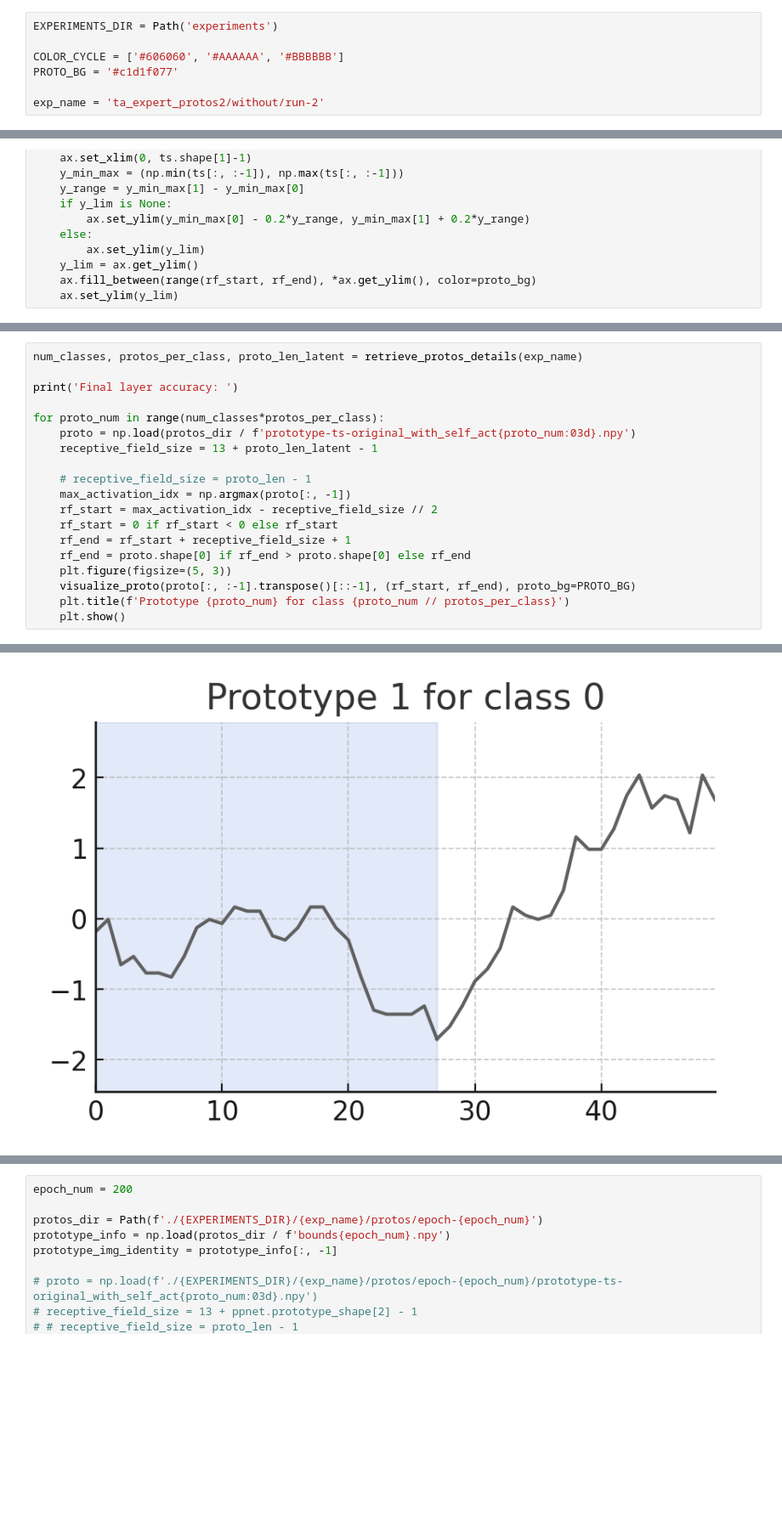
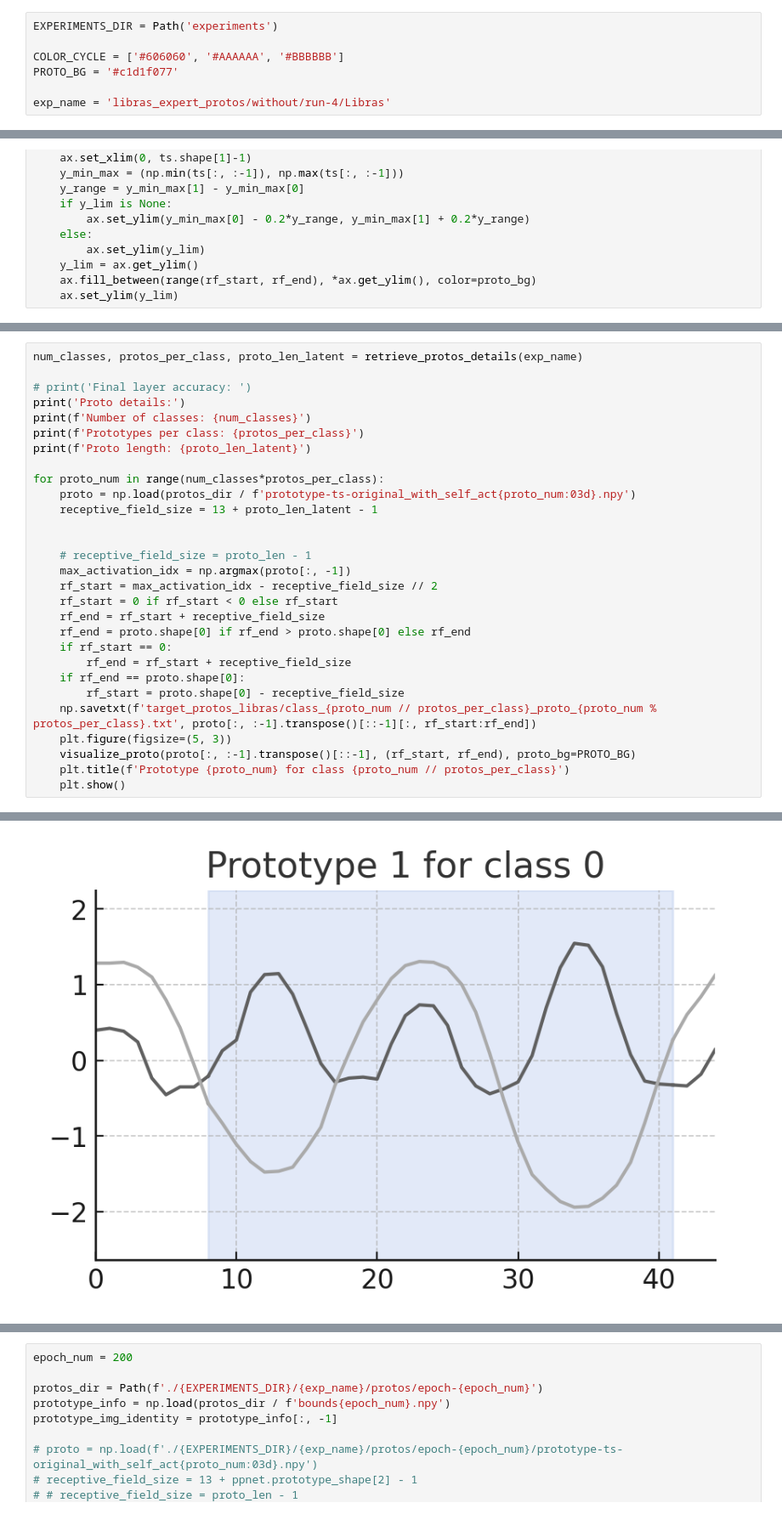
Before and after one commit to bmalkus/ProtoTSNet, a Jupyter notebook: analyze.ipynb, the cells around one changed output, grey strips where cells are left out. Shown at 85% size. Cells and saved outputs as stored; diff of their text form; blank space fills up the shorter version.

```diff
--- a/analyze.ipynb
+++ b/analyze.ipynb
@@ -13,7 +13,7 @@ EXPERIMENTS_DIR = Path('experiments')
 COLOR_CYCLE = ['#606060', '#AAAAAA', '#BBBBBB']
 PROTO_BG = '#c1d1f077'
 
-exp_name = 'ta_expert_protos2/without/run-2'
+exp_name = 'libras_expert_protos/without/run-4/Libras'
 # %%
 def load_model(exp_name) -> ProtoTSNet:
     experiment_dir = EXPERIMENTS_DIR / exp_name
@@ -99,18 +99,28 @@ prototype_info = np.load(protos_dir / f'bounds{epoch_num}.npy')
 # %%
 num_classes, protos_per_class, proto_len_latent = retrieve_protos_details(exp_name)
 
-print('Final layer accuracy: ')
+# print('Final layer accuracy: ')
+print('Proto details:')
+print(f'Number of classes: {num_classes}')
+print(f'Prototypes per class: {protos_per_class}')
+print(f'Proto length: {proto_len_latent}')
 
 for proto_num in range(num_classes*protos_per_class):
     proto = np.load(protos_dir / f'prototype-ts-original_with_self_act{proto_num:03d}.npy')
     receptive_field_size = 13 + proto_len_latent - 1
 
+
     # receptive_field_size = proto_len - 1
     max_activation_idx = np.argmax(proto[:, -1])
     rf_start = max_activation_idx - receptive_field_size // 2
     rf_start = 0 if rf_start < 0 else rf_start
-    rf_end = rf_start + receptive_field_size + 1
+    rf_end = rf_start + receptive_field_size
     rf_end = proto.shape[0] if rf_end > proto.shape[0] else rf_end
+    if rf_start == 0:
+        rf_end = rf_start + receptive_field_size
+    if rf_end == proto.shape[0]:
+        rf_start = proto.shape[0] - receptive_field_size
+    np.savetxt(f'target_protos_libras/class_{proto_num // protos_per_class}_proto_{proto_num % protos_per_class}.txt', proto[:, :-1].transpose()[::-1][:, rf_start:rf_end])
     plt.figure(figsize=(5, 3))
     visualize_proto(proto[:, :-1].transpose()[::-1], (rf_start, rf_end), proto_bg=PROTO_BG)
     plt.title(f'Prototype {proto_num} for class {proto_num // protos_per_class}')
@@ -121 +134 @@ Final layer accuracy:
-[figure, old version]
+[figure, new version]
```
Also changed, not shown: parts of 3 cells of this notebook, 8 other files.
